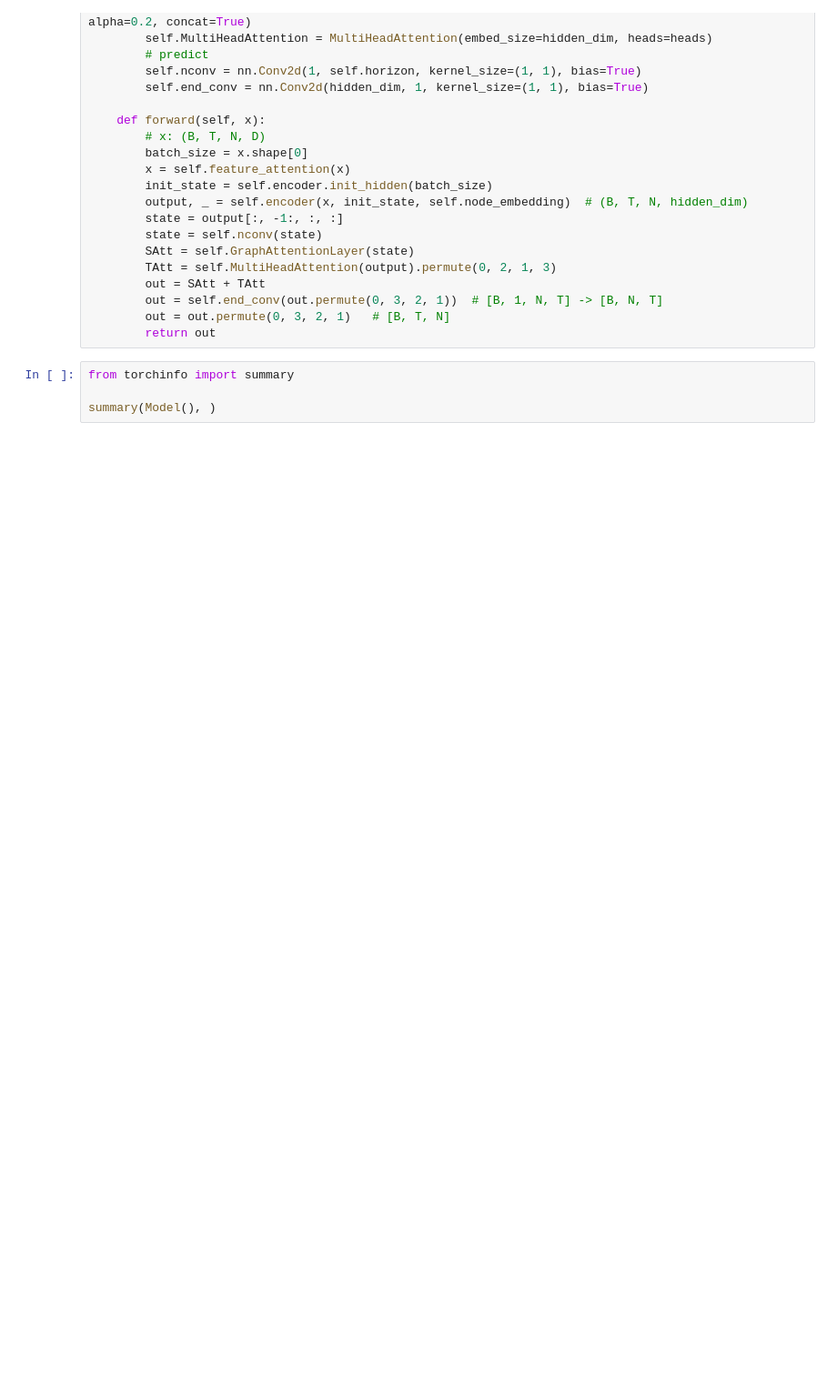
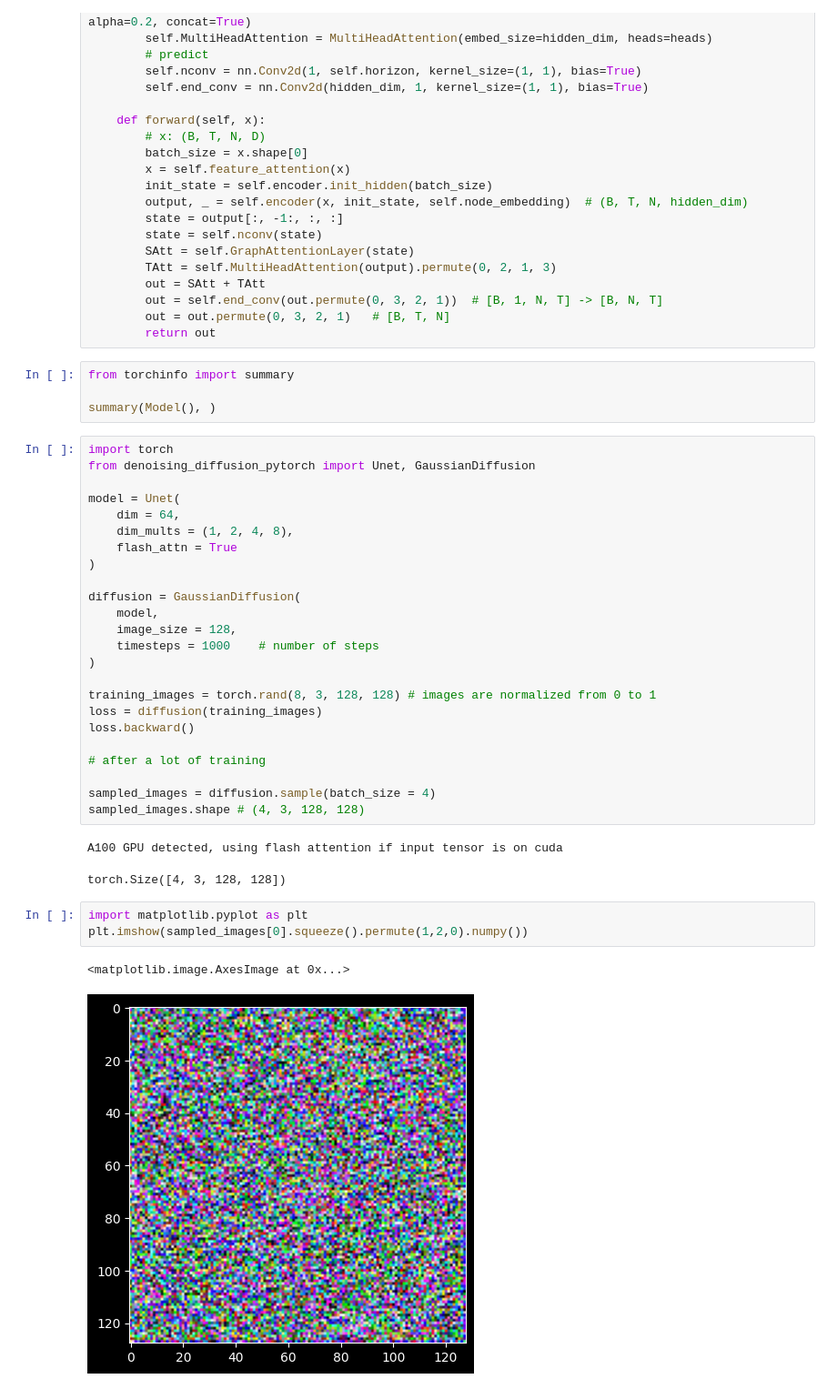
Before and after one commit to JohnsonzxChang/FAPEM, a Jupyter notebook: test.ipynb, the cells around one changed output. Shown: that part at 91% size. Drawn from its saved outputs; the diff is of its cells as text; blank space fills up the shorter version.

```diff
--- a/test.ipynb
+++ b/test.ipynb
@@ -296,3 +296,36 @@ class Model(nn.Module):
 from torchinfo import summary
 
 summary(Model(), )
+# %%
+import torch
+from denoising_diffusion_pytorch import Unet, GaussianDiffusion
+
+model = Unet(
+    dim = 64,
+    dim_mults = (1, 2, 4, 8),
+    flash_attn = True
+)
+
+diffusion = GaussianDiffusion(
+    model,
+    image_size = 128,
+    timesteps = 1000    # number of steps
+)
+
+training_images = torch.rand(8, 3, 128, 128) # images are normalized from 0 to 1
+loss = diffusion(training_images)
+loss.backward()
+
+# after a lot of training
+
+sampled_images = diffusion.sample(batch_size = 4)
+sampled_images.shape # (4, 3, 128, 128)
+# %% [output]
+A100 GPU detected, using flash attention if input tensor is on cuda
+torch.Size([4, 3, 128, 128])
+# %%
+import matplotlib.pyplot as plt
+plt.imshow(sampled_images[0].squeeze().permute(1,2,0).numpy())
+# %% [output]
+<matplotlib.image.AxesImage at 0x...>
+[figure, added]
```
Also changed, not shown: parts of 3 cells of this notebook, 9 other files.
